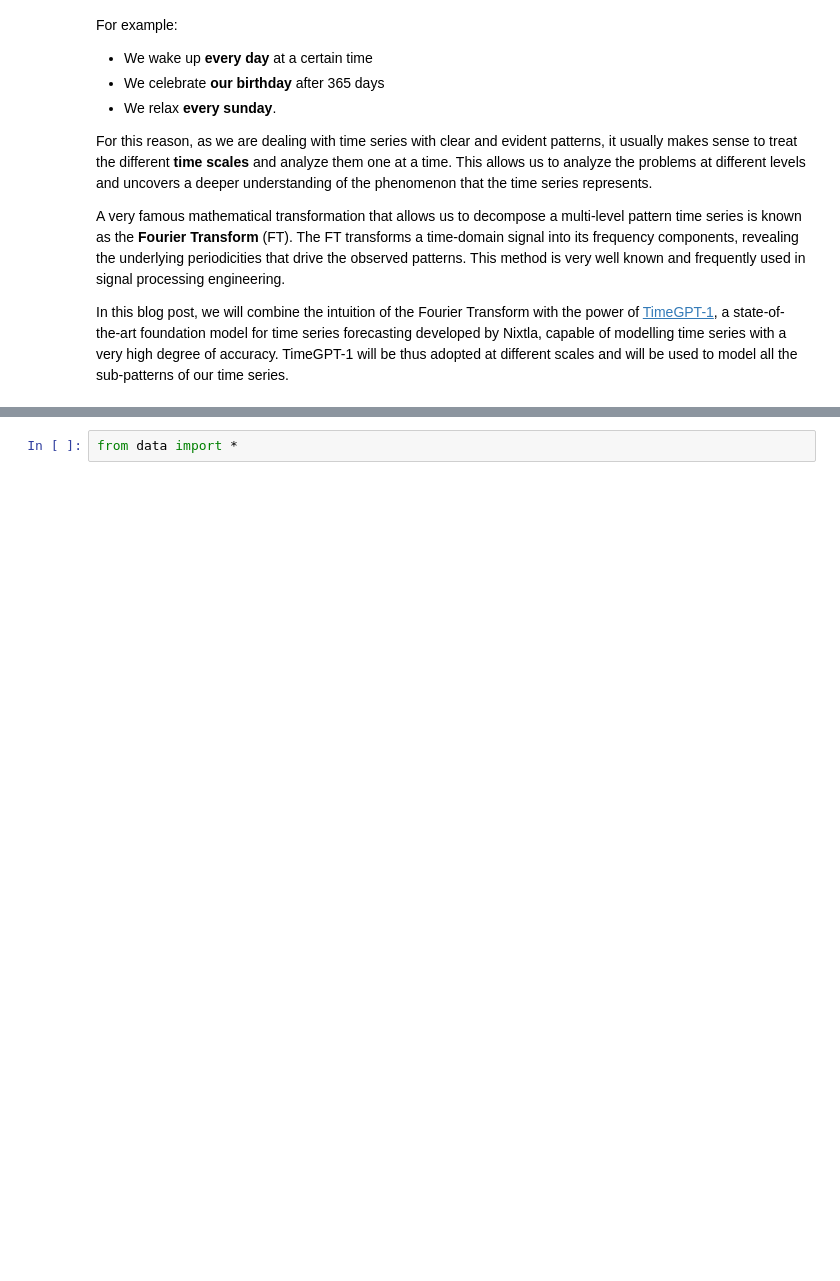
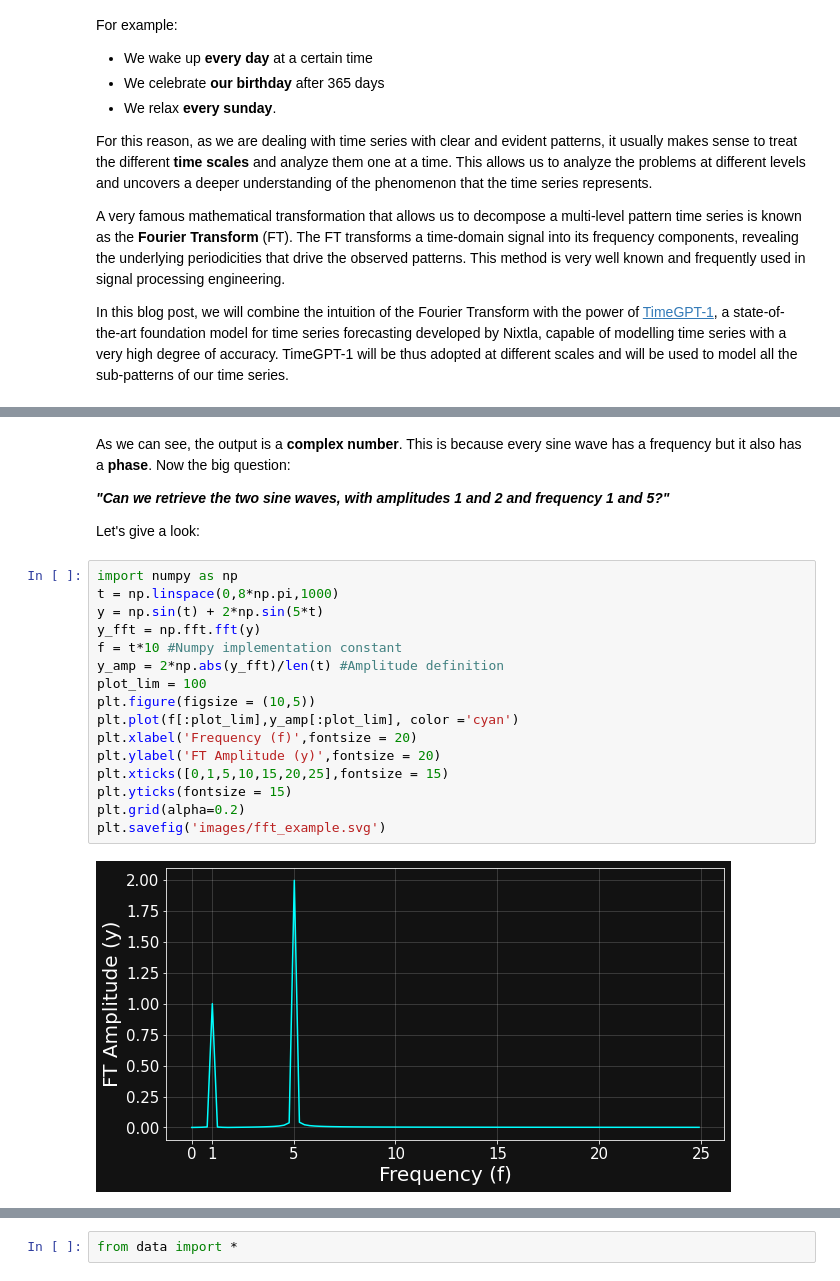
Before and after one commit to PieroPaialungaAI/FourierTransformModelling, a Jupyter notebook: frequency_ts_modelling.ipynb, the cells around one changed output, grey strips where cells are left out. Saved outputs shown, nothing was run; the diff lists cells and outputs as text; blank space fills up the shorter version.

```diff
--- a/frequency_ts_modelling.ipynb
+++ b/frequency_ts_modelling.ipynb
@@ -32,0 +66,24 @@ The Fourier Transform takes this complex time series, made up of many overlappin
+# %% [markdown]
+As we can see, the output is a **complex number**. This is because every sine wave has a frequency but it also has a **phase**. Now the big question:
+
+***"Can we retrieve the two sine waves, with amplitudes 1 and 2 and frequency 1 and 5?"***
+
+Let's give a look:
+# %%
+import numpy as np
+t = np.linspace(0,8*np.pi,1000)
+y = np.sin(t) + 2*np.sin(5*t)
+y_fft = np.fft.fft(y)
+f = t*10 #Numpy implementation constant
+y_amp = 2*np.abs(y_fft)/len(t) #Amplitude definition
+plot_lim = 100
+plt.figure(figsize = (10,5))
+plt.plot(f[:plot_lim],y_amp[:plot_lim], color ='cyan')
+plt.xlabel('Frequency (f)',fontsize = 20)
+plt.ylabel('FT Amplitude (y)',fontsize = 20)
+plt.xticks([0,1,5,10,15,20,25],fontsize = 15)
+plt.yticks(fontsize = 15)
+plt.grid(alpha=0.2)
+plt.savefig('images/fft_example.svg')
+# %% [output]
+[figure, added]
```
Also changed, not shown: parts of 11 cells of this notebook, 14 other files.
